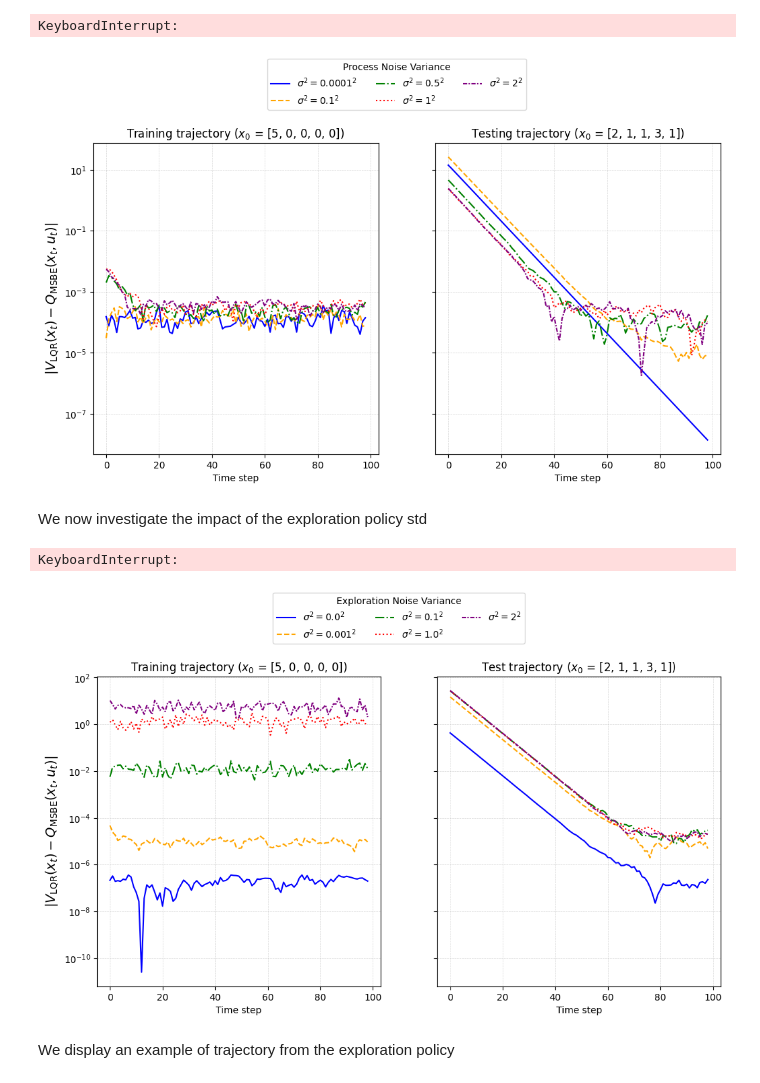
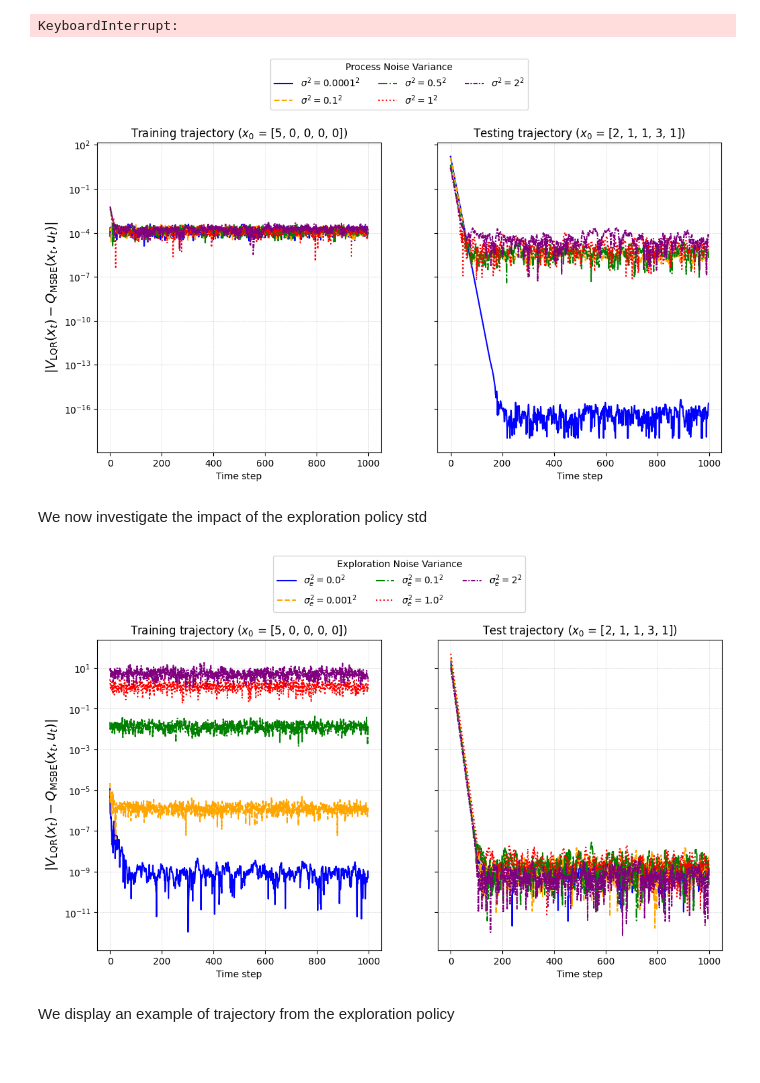
Before and after one commit to TheoHanon/Stochastic-Optimal-Control, a Jupyter notebook: PartIV/partIV.ipynb, the cells around one changed output. Cells and saved outputs as stored; diff of their text form; code cells hidden in the pictures.

```diff
--- a/PartIV/partIV.ipynb
+++ b/PartIV/partIV.ipynb
@@ -251,7 +251,7 @@ We first investigate the impact of the process noise
 # %%
 x0_train = [5, 0, 0, 0, 0]
 x0_test = [2, 1, 1, 3, 1]
-n_step = 100
+n_step = 1000
 exploration_std = 1e-2
 M = 10
 
@@ -318,17 +318,17 @@ ax2.grid(True,linestyle='--', linewidth=0.5, alpha=0.5)
 plt.savefig(SOURCE + "/linear_noise_std.pdf", dpi = 300, bbox_inches='tight')
 plt.show()
 # %% [output]
-[figure, old version]
+[figure, new version]
 # %% [markdown]
 We now investigate the impact of the exploration policy std
 # %%
 x0_train = [5, 0, 0, 0, 0]
 x0_test = [2, 1, 1, 3, 1]
-n_step = 100
+n_step = 1000
 M = 10
 
 n_noises = 20 # 20**2 combinations of noises
-noise_std = 0.1
+noise_std = 1e-2
 
 V_function_explo = {}
 noises_explo = [0.0, 1e-3, 0.1, 1.0, 2]
@@ -368,8 +368,6 @@ for noise_explo in noises_explo:
         "V_msbe_test_mean": np.mean(V_msbe_test_vals, axis=0),
 
     }
-# %% [output]
-KeyboardInterrupt:
 # %%
 fig, (ax1, ax2) = plt.subplots(1, 2, figsize=(12, 6), sharey=True)
 
@@ -386,36 +384,36 @@ for (noise_std, stats), linestyle, color in zip(V_function_explo.items(), linest
 
     ax1.semilogy(
         np.clip(train_error_mean, 1e-18, None),
-        label=fr"$\sigma^2 = {noise_std}^2$",
+        label=fr"$\sigma_e^2 = {noise_std}^2$",
         linestyle=linestyle,
         color=color,
     )
 
     ax2.semilogy(
         np.clip(test_error_mean, 1e-18, None),
-        label=fr"$\sigma^2 = {noise_std}^2$",
+        label=fr"$\sigma_e^2 = {noise_std}^2$",
         linestyle=linestyle,
         color=color,
     )
 
 # Add shared legend
 handles, labels = ax1.get_legend_handles_labels()
 by_label = dict(zip(labels, handles))
 fig.legend(by_label.values(), by_label.keys(), loc='upper center', ncol=3, bbox_to_anchor=(0.5, 1.1), title="Exploration Noise Variance")
 
 # Customize the subplots
 ax1.set_title(rf"Training trajectory ($x_0$ = {x0_train})")
 ax1.set_xlabel("Time step")
 ax1.set_ylabel(r"$|V_{\text{LQR}}(x_t) - Q_{\text{MSBE}}(x_t, u_t)|$", fontsize=14)
 ax1.grid(True, linestyle='--', linewidth=0.5, alpha=0.5)
 
 ax2.set_title(rf"Test trajectory ($x_0$ = {x0_test})")
 ax2.set_xlabel("Time step")
 ax2.grid(True,linestyle='--', linewidth=0.5, alpha=0.5)
 plt.savefig(SOURCE + "/linear_exploration_std.pdf", dpi = 300, bbox_inches='tight')
 plt.show()
 # %% [output]
-[figure, old version]
+[figure, new version]
 # %% [markdown]
 We display an example of trajectory from the exploration policy
 # %%
```
Also changed, not shown: parts of 3 cells of this notebook, 6 other files.
